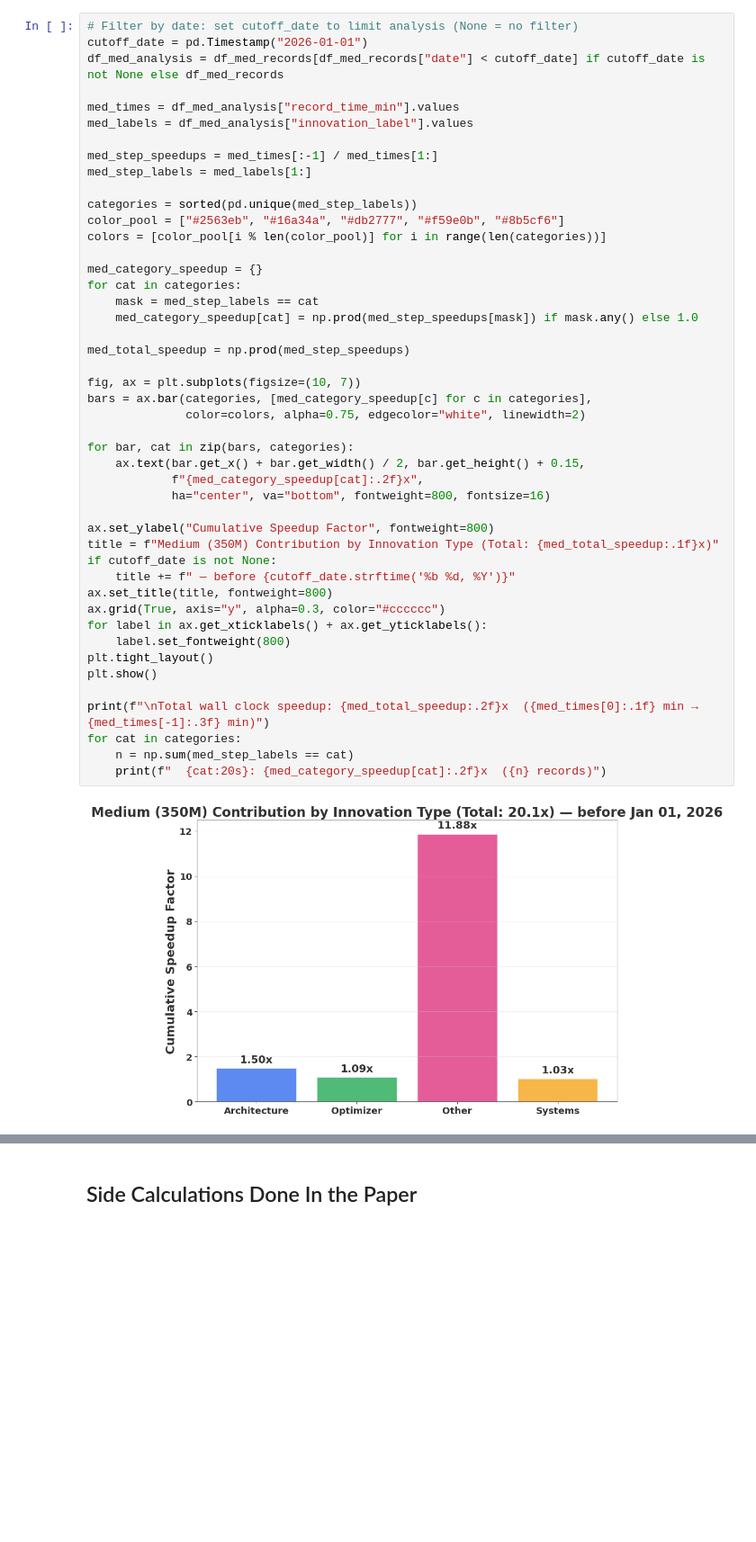
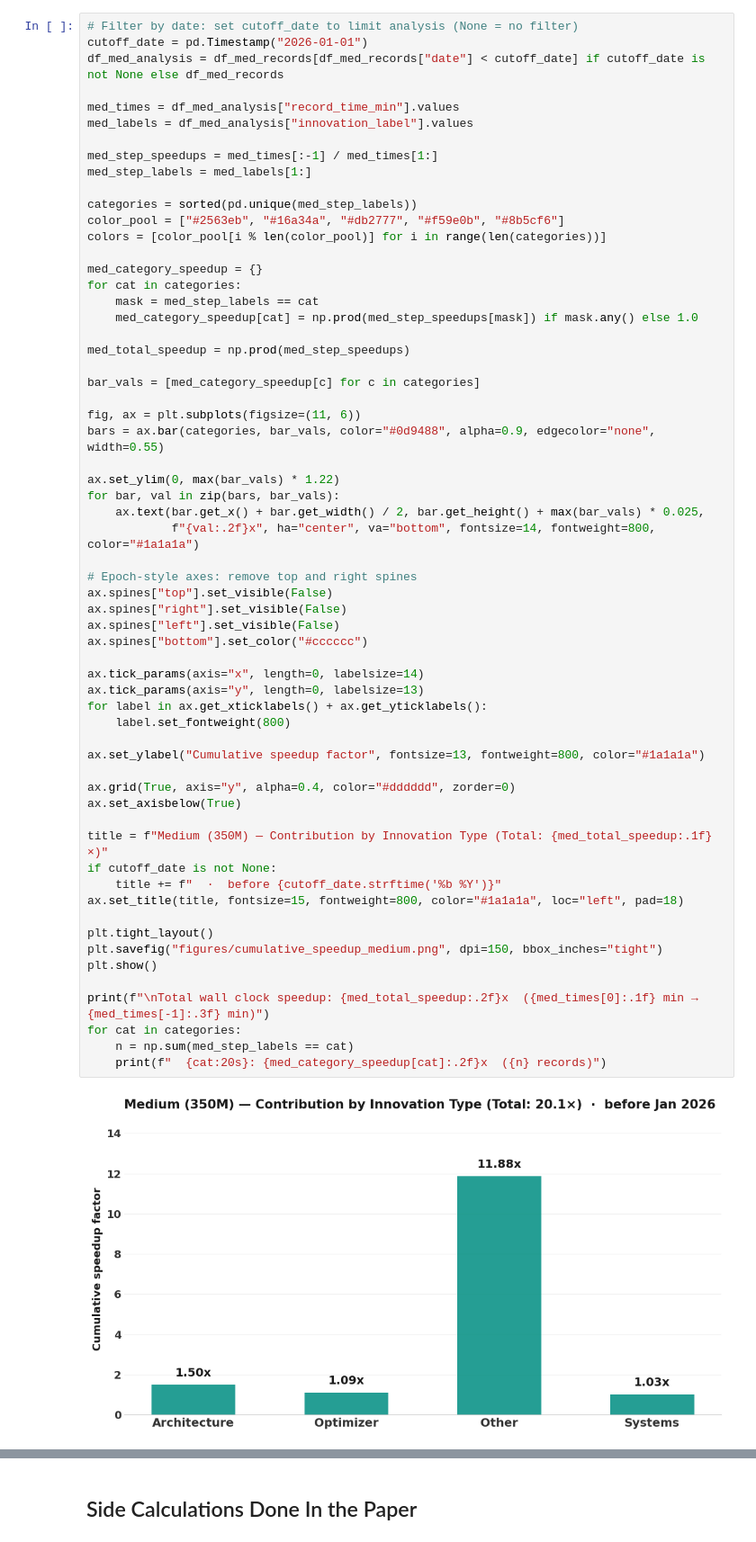
Before and after one commit to hansgundlach/SpeedRunAnalysis, a Jupyter notebook: graph_analysis.ipynb, the cells around one changed output, grey strips where cells are left out. Shown at 90% size. Drawn from its saved outputs; the diff is of its cells as text; blank space fills up the shorter version.

```diff
--- a/graph_analysis.ipynb
+++ b/graph_analysis.ipynb
@@ -275,47 +286,62 @@ df_med_analysis = df_med_records[df_med_records["date"] < cutoff_date] if cutoff
 
 med_times = df_med_analysis["record_time_min"].values
 med_labels = df_med_analysis["innovation_label"].values
 
 med_step_speedups = med_times[:-1] / med_times[1:]
 med_step_labels = med_labels[1:]
 
 categories = sorted(pd.unique(med_step_labels))
 color_pool = ["#2563eb", "#16a34a", "#db2777", "#f59e0b", "#8b5cf6"]
 colors = [color_pool[i % len(color_pool)] for i in range(len(categories))]
 
 med_category_speedup = {}
 for cat in categories:
     mask = med_step_labels == cat
     med_category_speedup[cat] = np.prod(med_step_speedups[mask]) if mask.any() else 1.0
 
 med_total_speedup = np.prod(med_step_speedups)
 
-fig, ax = plt.subplots(figsize=(10, 7))
-bars = ax.bar(categories, [med_category_speedup[c] for c in categories],
-              color=colors, alpha=0.75, edgecolor="white", linewidth=2)
+bar_vals = [med_category_speedup[c] for c in categories]
 
-for bar, cat in zip(bars, categories):
-    ax.text(bar.get_x() + bar.get_width() / 2, bar.get_height() + 0.15,
-            f"{med_category_speedup[cat]:.2f}x",
-            ha="center", va="bottom", fontweight=800, fontsize=16)
+fig, ax = plt.subplots(figsize=(11, 6))
+bars = ax.bar(categories, bar_vals, color="#0d9488", alpha=0.9, edgecolor="none", width=0.55)
 
-ax.set_ylabel("Cumulative Speedup Factor", fontweight=800)
-title = f"Medium (350M) Contribution by Innovation Type (Total: {med_total_speedup:.1f}x)"
-if cutoff_date is not None:
-    title += f" — before {cutoff_date.strftime('%b %d, %Y')}"
-ax.set_title(title, fontweight=800)
-ax.grid(True, axis="y", alpha=0.3, color="#cccccc")
+ax.set_ylim(0, max(bar_vals) * 1.22)
+for bar, val in zip(bars, bar_vals):
+    ax.text(bar.get_x() + bar.get_width() / 2, bar.get_height() + max(bar_vals) * 0.025,
+            f"{val:.2f}x", ha="center", va="bottom", fontsize=14, fontweight=800, color="#1a1a1a")
+
+# Epoch-style axes: remove top and right spines
+ax.spines["top"].set_visible(False)
+ax.spines["right"].set_visible(False)
+ax.spines["left"].set_visible(False)
+ax.spines["bottom"].set_color("#cccccc")
+
+ax.tick_params(axis="x", length=0, labelsize=14)
+ax.tick_params(axis="y", length=0, labelsize=13)
 for label in ax.get_xticklabels() + ax.get_yticklabels():
     label.set_fontweight(800)
+
+ax.set_ylabel("Cumulative speedup factor", fontsize=13, fontweight=800, color="#1a1a1a")
+
+ax.grid(True, axis="y", alpha=0.4, color="#dddddd", zorder=0)
+ax.set_axisbelow(True)
+
+title = f"Medium (350M) — Contribution by Innovation Type (Total: {med_total_speedup:.1f}×)"
+if cutoff_date is not None:
+    title += f"  ·  before {cutoff_date.strftime('%b %Y')}"
+ax.set_title(title, fontsize=15, fontweight=800, color="#1a1a1a", loc="left", pad=18)
+
 plt.tight_layout()
+plt.savefig("figures/cumulative_speedup_medium.png", dpi=150, bbox_inches="tight")
 plt.show()
 
 print(f"\nTotal wall clock speedup: {med_total_speedup:.2f}x  ({med_times[0]:.1f} min → {med_times[-1]:.3f} min)")
 for cat in categories:
     n = np.sum(med_step_labels == cat)
     print(f"  {cat:20s}: {med_category_speedup[cat]:.2f}x  ({n} records)")
 # %% [output]
-[figure, old version]
+[figure, new version]
 Total wall clock speedup: 20.06x  (348.0 min → 17.350 min)
   Architecture        : 1.50x  (8 records)
   Optimizer           : 1.09x  (6 records)
```
Also changed, not shown: parts of 10 cells of this notebook, 11 other files.
